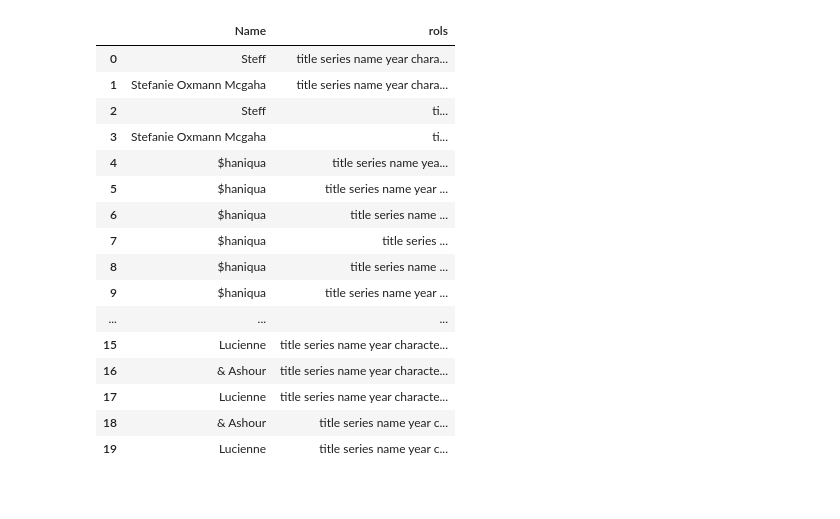
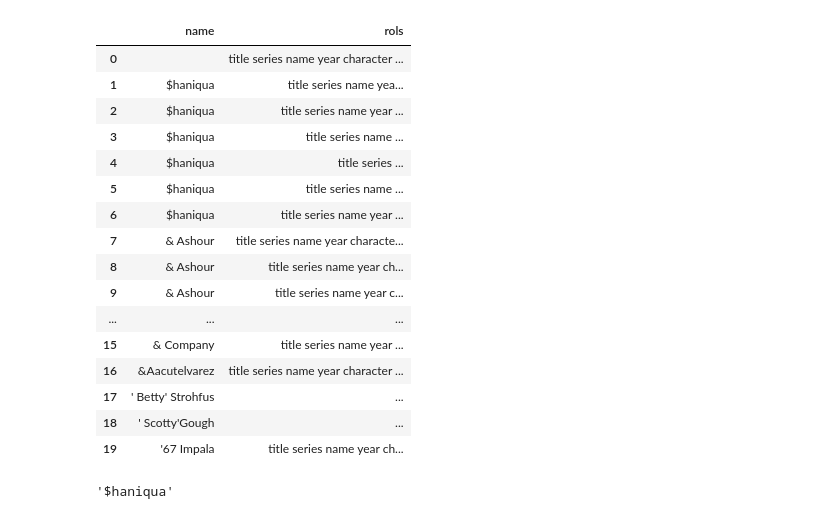
Before and after one commit to NekoSilverFox/PostgreSQL-SPbSTU, a Jupyter notebook: lab3.2/IMDB 数据处理/处理测试.ipynb, the cells around one changed output. Cells and saved outputs as stored; diff of their text form; code cells hidden in the pictures.

```diff
--- a/lab3.2/IMDB 数据处理/处理测试.ipynb
+++ b/lab3.2/IMDB 数据处理/处理测试.ipynb
@@ -129,25 +83,30 @@ for col in data_m.values:
                             columns=['title', 'series name', 'year', 'character name'])
 
         name_title.append([this_name, rols])
-# %%
-# name_title = pd.DataFrame(name_title, columns=['Name', 'Title', 'Series name', 'Year', 'Character name'])
-name_title = pd.DataFrame(name_title, columns=['Name', 'rols'])
-name_title.head(20)
-# %% [output]
-|  | Name | rols |
-| 0 | Steff | title series name year chara... |
-| 1 | Stefanie Oxmann Mcgaha | title series name year chara... |
-| 2 | Steff | ti... |
-| 3 | Stefanie Oxmann Mcgaha | ti... |
-| 4 | $haniqua | title series name yea... |
-| 5 | $haniqua | title series name year ... |
-| 6 | $haniqua | title series name ... |
-| 7 | $haniqua | title series ... |
-| 8 | $haniqua | title series name ... |
-| 9 | $haniqua | title series name year ... |
-| ... | ... | ... |
-| 15 | Lucienne | title series name year characte... |
-| 16 | & Ashour | title series name year characte... |
-| 17 | Lucienne | title series name year characte... |
-| 18 | & Ashour | title series name year c... |
-| 19 | Lucienne | title series name year c... |
+# %%
+name_title = pd.DataFrame(name_title, columns=['name', 'rols'])
+name_title.sort_values(by='name', inplace=True)
+name_title.reset_index(drop=True, inplace=True)
+name_title.head(20)
+# %% [output]
+|  | name | rols |
+| 0 |  | title series name year character ... |
+| 1 | $haniqua | title series name yea... |
+| 2 | $haniqua | title series name year ... |
+| 3 | $haniqua | title series name ... |
+| 4 | $haniqua | title series ... |
+| 5 | $haniqua | title series name ... |
+| 6 | $haniqua | title series name year ... |
+| 7 | & Ashour | title series name year characte... |
+| 8 | & Ashour | title series name year ch... |
+| 9 | & Ashour | title series name year c... |
+| ... | ... | ... |
+| 15 | & Company | title series name year ... |
+| 16 | &Aacutelvarez | title series name year character ... |
+| 17 | ' Betty' Strohfus | ... |
+| 18 | ' Scotty'Gough | ... |
+| 19 | '67 Impala | title series name year ch... |
+# %%
+name_title.loc[2]['name']
+# %% [output]
+'$haniqua'
```
Also changed, not shown: parts of 21 cells of this notebook, 2 other files.
